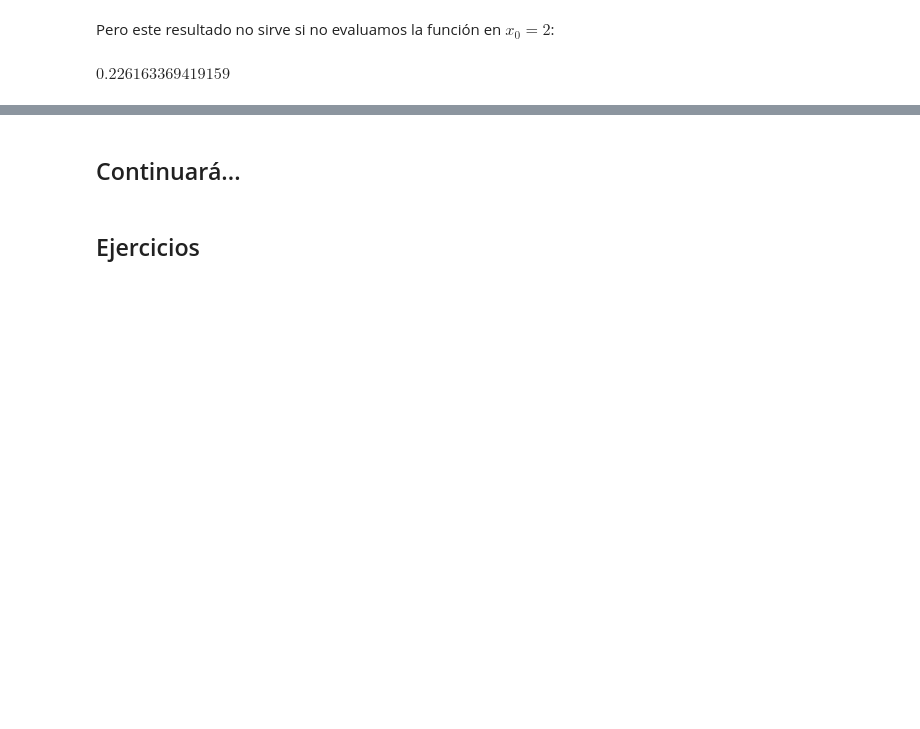
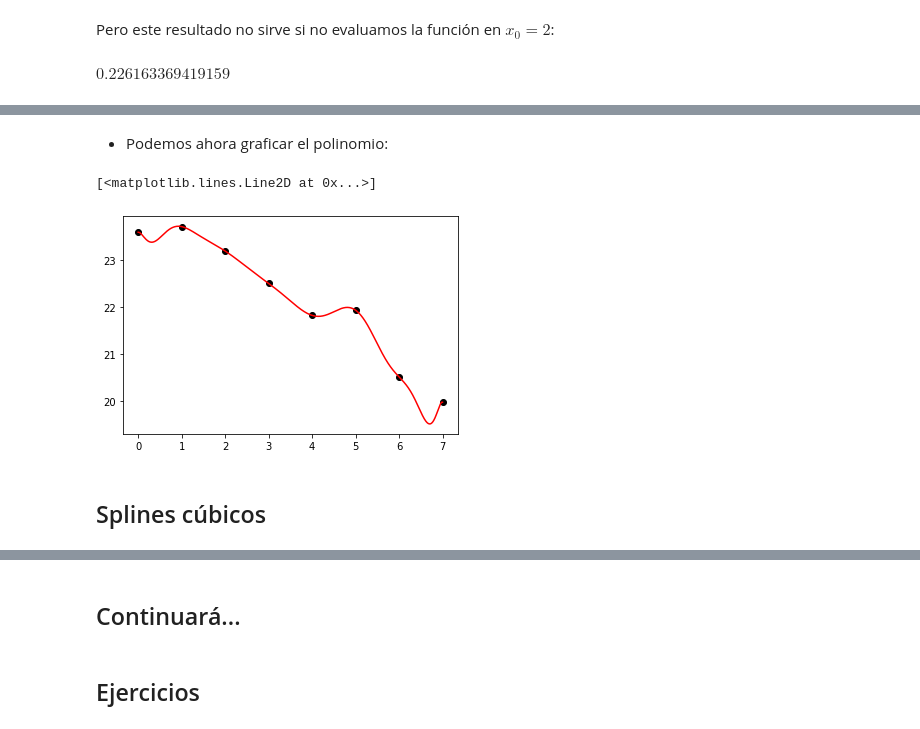
Before and after one commit to JorgeZuluaga/NotasMetodosNumericos, a Jupyter notebook: MN-CuadernoNotas-DiferenciacionNumerica_FormulasBasicas.ipynb, the cells around one changed output, grey strips where cells are left out. Saved outputs shown, nothing was run; the diff lists cells and outputs as text; code cells hidden in the pictures; blank space fills up the shorter version.

```diff
--- a/MN-CuadernoNotas-DiferenciacionNumerica_FormulasBasicas.ipynb
+++ b/MN-CuadernoNotas-DiferenciacionNumerica_FormulasBasicas.ipynb
@@ -291,0 +325,3 @@ Vemos que los resultado del cálculo numérico en el ejemplo arriba coinciden bi
+# %%
+xs=xs[:8]
+fs=fs[:8]
@@ -292 +330,13 @@ Vemos que los resultado del cálculo numérico en el ejemplo arriba coinciden bi
+# %%
+fps=np.zeros_like(fs)
+for i in range(8):
+  #En el primer punto use la fórmula hacia adelante
+  if i==0:
+    fps[i]=(fs[i+1]-fs[i])/(xs[i+1]-xs[i])
+  #En el último punto use la fórmula hacia atrás
+  elif i==7:
+    fps[i]=(fs[i]-fs[i-1])/(xs[i]-xs[i-1])
+  #En todos los demás use la fórmula central
+  else:
+    fps[i]=(fs[i+1]-fs[i-1])/(xs[i+1]-xs[i-1])
 # %% [markdown]
@@ -369,6 +394,3 @@ def interpolacion_hermite(xs,fs,fps):
 # %%
-xs=[0.8,1.0]
-fs=[0.22363362,0.65809197]
-fps=[2.1691753,2.0466965]
 Qs,tabla,Pn,Pfun=interpolacion_hermite(xs,fs,fps)
 # %% [markdown]
@@ -403,0 +418,14 @@ Aunque el problema no lo pidió, podemos evaluarlo en algún punto, por ejemplo
+# %% [markdown]
+- Podemos ahora graficar el polinomio:
+# %%
+import matplotlib.pyplot as plt
+xns=np.linspace(xs[0],xs[-1],1000)
+fns=Pfun(xns)
+
+plt.plot(xs,fs,'ko')
+plt.plot(xns,fns,'r-')
+# %% [output]
+[<matplotlib.lines.Line2D at 0x...>]
+[figure, added]
+# %% [markdown]
+## Splines cúbicos
```
Also changed, not shown: parts of 36 cells of this notebook, 2 other files.
